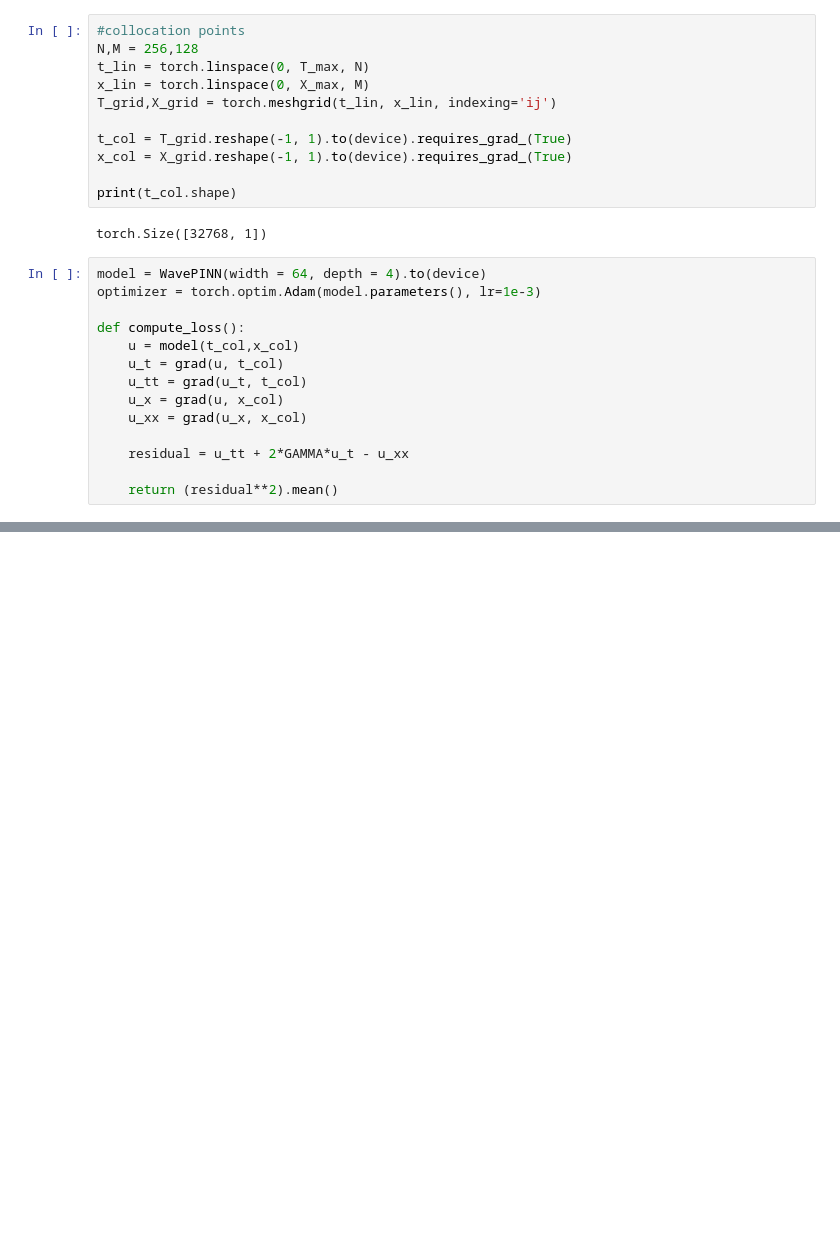
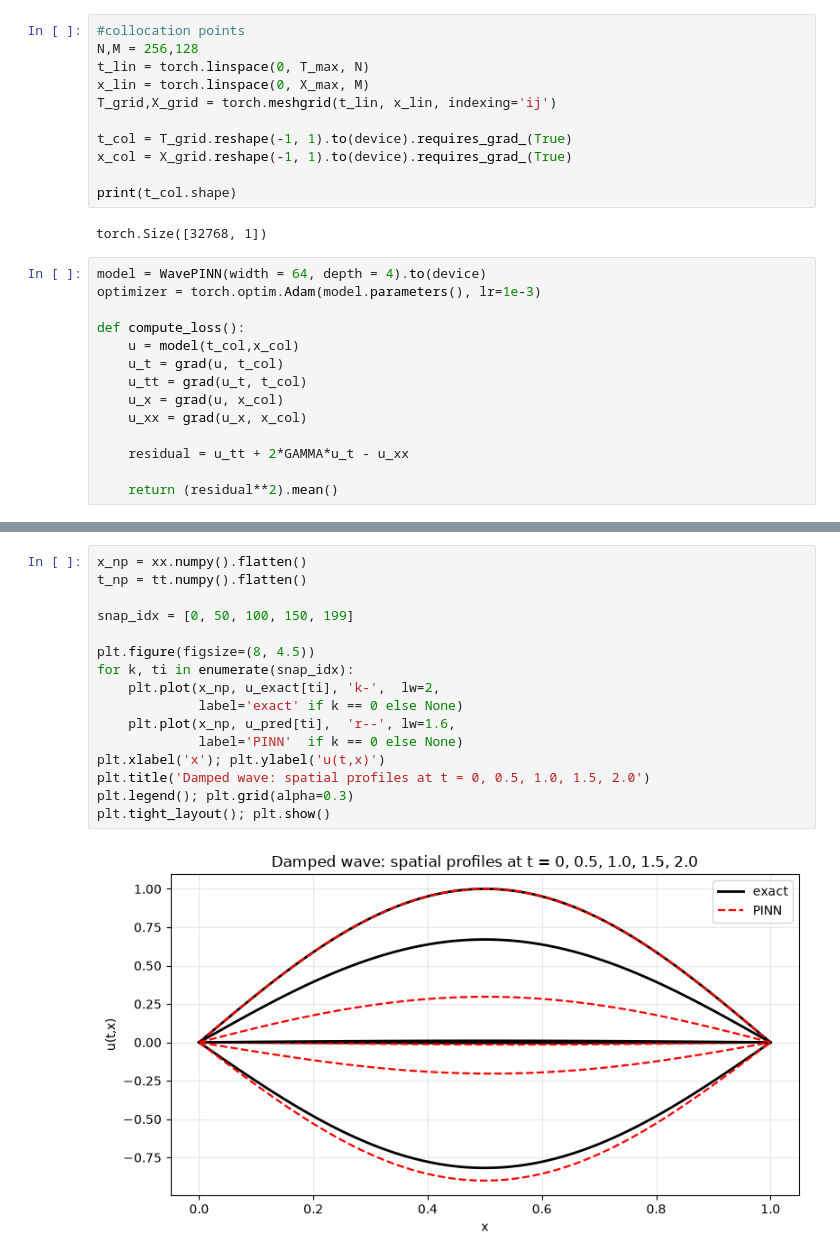
Before and after one commit to RaghavSinghal15/Scientific-ML-Study-Project, a Jupyter notebook: 03_dampedwaveeqn.ipynb, the cells around one changed output, grey strips where cells are left out. Drawn from its saved outputs; the diff is of its cells as text; blank space fills up the shorter version.

Commit message:
damped wave-eqn first attempt

```diff
--- a/03_dampedwaveeqn.ipynb
+++ b/03_dampedwaveeqn.ipynb
@@ -187,0 +251,18 @@ PINN max error: 0.004610885985543461
+# %%
+x_np = xx.numpy().flatten()
+t_np = tt.numpy().flatten()
+
+snap_idx = [0, 50, 100, 150, 199]
+
+plt.figure(figsize=(8, 4.5))
+for k, ti in enumerate(snap_idx):
+    plt.plot(x_np, u_exact[ti], 'k-',  lw=2,
+             label='exact' if k == 0 else None)
+    plt.plot(x_np, u_pred[ti],  'r--', lw=1.6,
+             label='PINN'  if k == 0 else None)
+plt.xlabel('x'); plt.ylabel('u(t,x)')
+plt.title('Damped wave: spatial profiles at t = 0, 0.5, 1.0, 1.5, 2.0')
+plt.legend(); plt.grid(alpha=0.3)
+plt.tight_layout(); plt.show()
+# %% [output]
+[figure, added]
```
Also changed, not shown: parts of 10 cells of this notebook.
